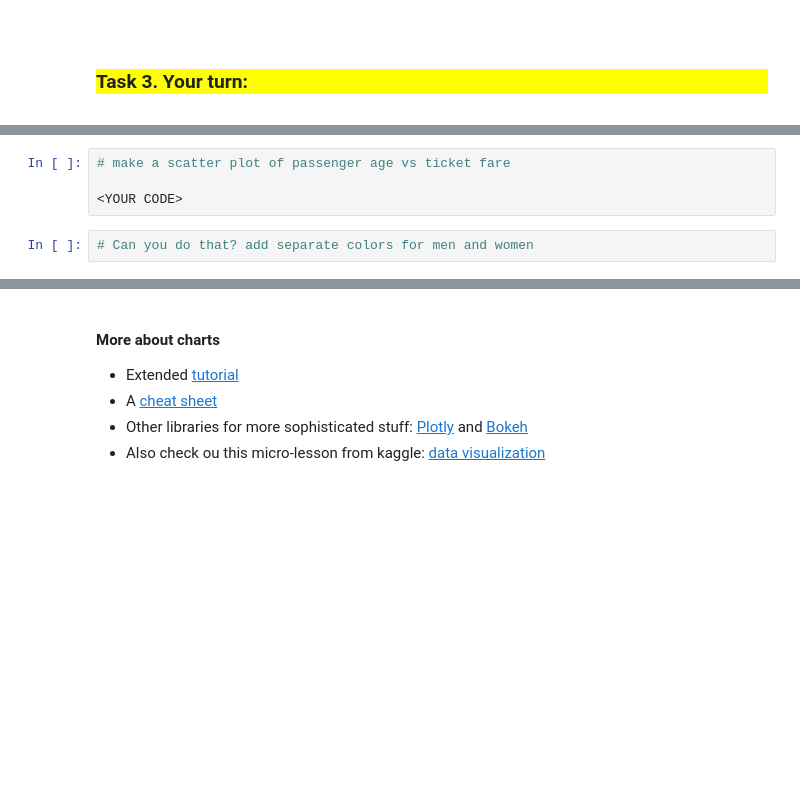
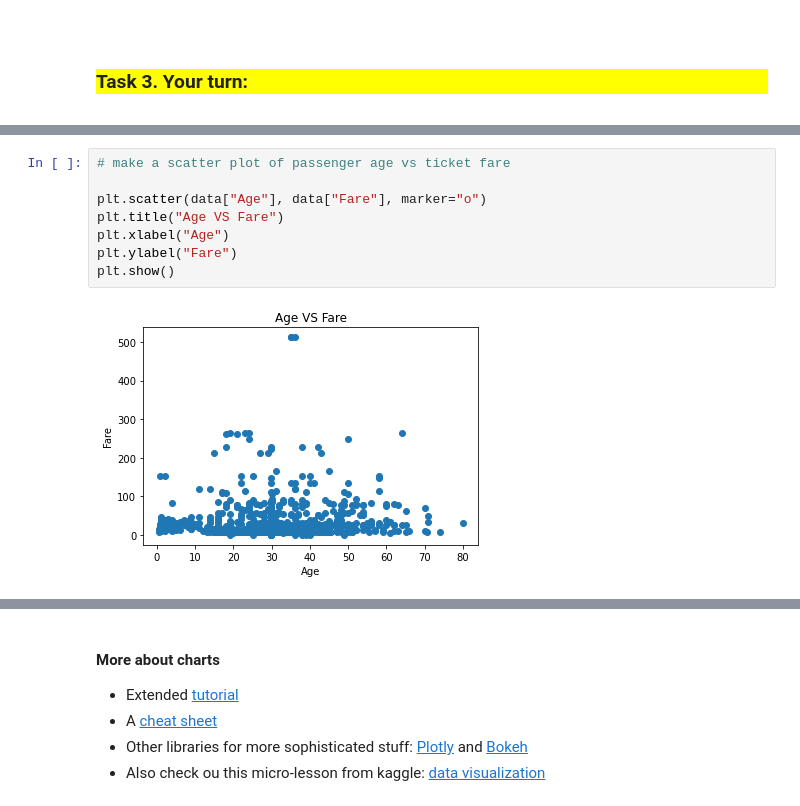
Before and after one commit to Jiashu51Han8/ml_pandas_primer, a Jupyter notebook: pandas_primer_lab.ipynb, the cells around one changed output, grey strips where cells are left out. Drawn from its saved outputs; the diff is of its cells as text; blank space fills up the shorter version.

```diff
--- a/pandas_primer_lab.ipynb
+++ b/pandas_primer_lab.ipynb
@@ -287,6 +502,10 @@ plt.hist([0, 1, 1, 1, 2, 2, 3, 3, 3, 3, 3, 4,
 # %%
 # make a scatter plot of passenger age vs ticket fare
 
-<YOUR CODE>
+plt.scatter(data["Age"], data["Fare"], marker="o")
+plt.title("Age VS Fare")
+plt.xlabel("Age")
+plt.ylabel("Fare")
+plt.show()
+# %% [output]
+[figure, added]
-# %%
-# Can you do that? add separate colors for men and women
```
Also changed, not shown: parts of 33 cells of this notebook, 1 other file.
